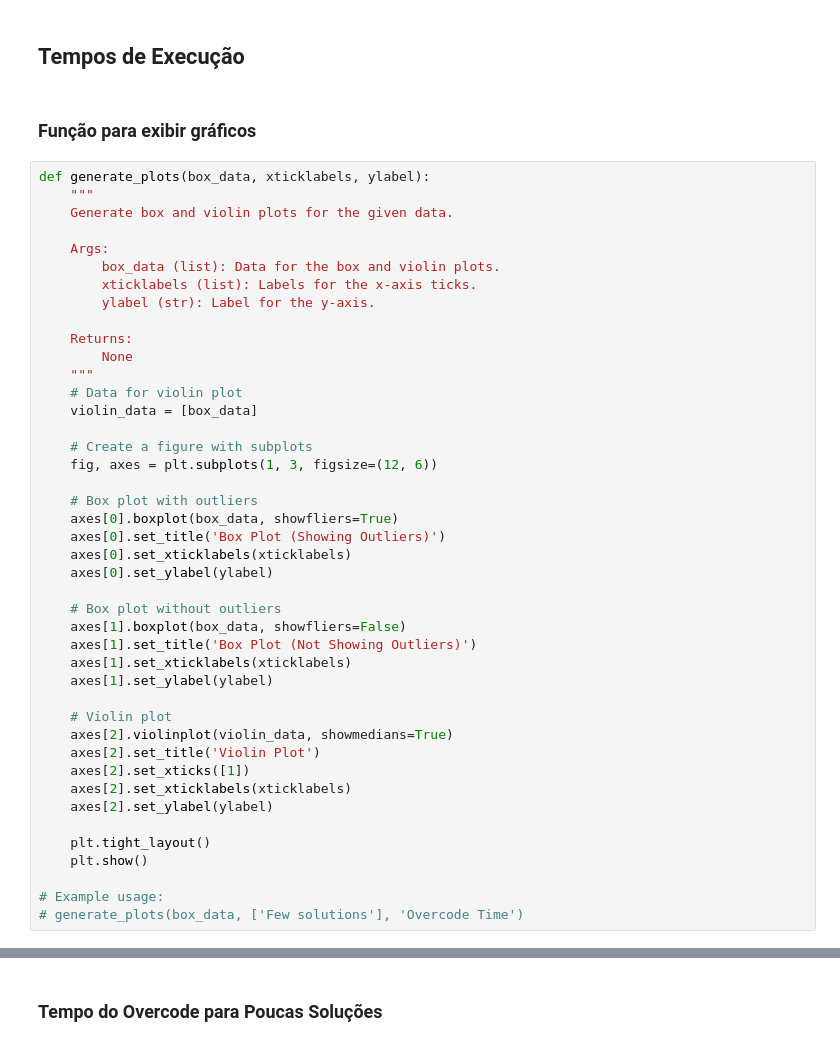
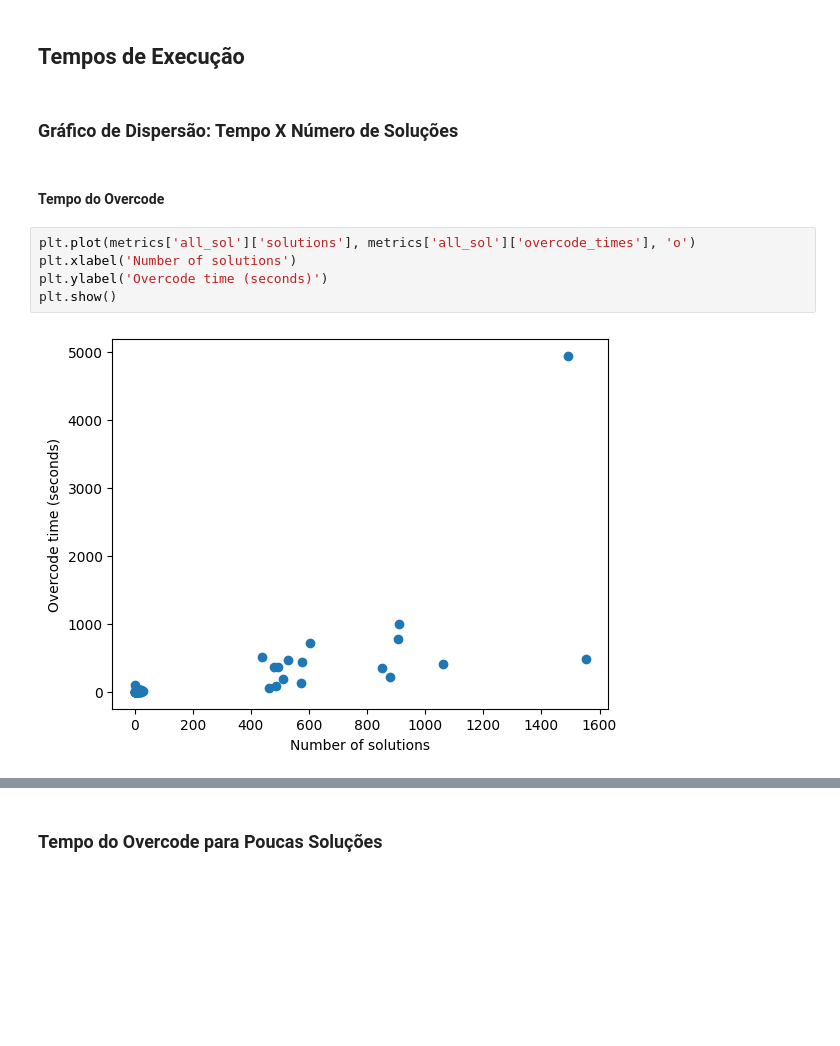
Before and after one commit to MachineTeachingEdu/overcode, a Jupyter notebook: exploring_overcode_data.ipynb, the cells around one changed output, grey strips where cells are left out. Saved outputs shown, nothing was run; the diff lists cells and outputs as text; blank space fills up the shorter version.

Commit message:
new data explorations

```diff
--- a/exploring_overcode_data.ipynb
+++ b/exploring_overcode_data.ipynb
@@ -86,47 +147,13 @@ Total number of problems: 64
 # %% [markdown]
 ## Tempos de Execução
-# %% [markdown]
-### Função para exibir gráficos
-# %%
-def generate_plots(box_data, xticklabels, ylabel):
-    """
-    Generate box and violin plots for the given data.
-
-    Args:
-        box_data (list): Data for the box and violin plots.
-        xticklabels (list): Labels for the x-axis ticks.
-        ylabel (str): Label for the y-axis.
-
-    Returns:
-        None
-    """
-    # Data for violin plot
-    violin_data = [box_data]
-
-    # Create a figure with subplots
-    fig, axes = plt.subplots(1, 3, figsize=(12, 6))
-
-    # Box plot with outliers
-    axes[0].boxplot(box_data, showfliers=True)
-    axes[0].set_title('Box Plot (Showing Outliers)')
-    axes[0].set_xticklabels(xticklabels)
-    axes[0].set_ylabel(ylabel)
-
-    # Box plot without outliers
-    axes[1].boxplot(box_data, showfliers=False)
-    axes[1].set_title('Box Plot (Not Showing Outliers)')
-    axes[1].set_xticklabels(xticklabels)
-    axes[1].set_ylabel(ylabel)
-
-    # Violin plot
-    axes[2].violinplot(violin_data, showmedians=True)
-    axes[2].set_title('Violin Plot')
-    axes[2].set_xticks([1])
-    axes[2].set_xticklabels(xticklabels)
-    axes[2].set_ylabel(ylabel)
-
-    plt.tight_layout()
-    plt.show()
-
-# Example usage:
-# generate_plots(box_data, ['Few solutions'], 'Overcode Time')
+# %% [markdown]
+### Gráfico de Dispersão: Tempo X Número de Soluções
+# %% [markdown]
+#### Tempo do Overcode
+# %%
+plt.plot(metrics['all_sol']['solutions'], metrics['all_sol']['overcode_times'], 'o')
+plt.xlabel('Number of solutions')
+plt.ylabel('Overcode time (seconds)')
+plt.show()
+# %% [output]
+[figure, added]
```
Also changed, not shown: parts of 36 cells of this notebook, 1 other file.
